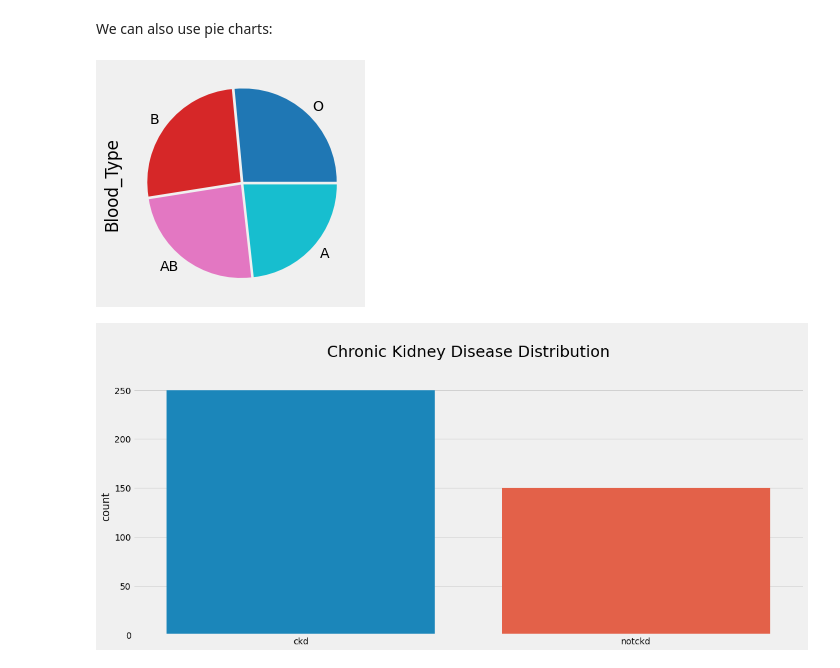
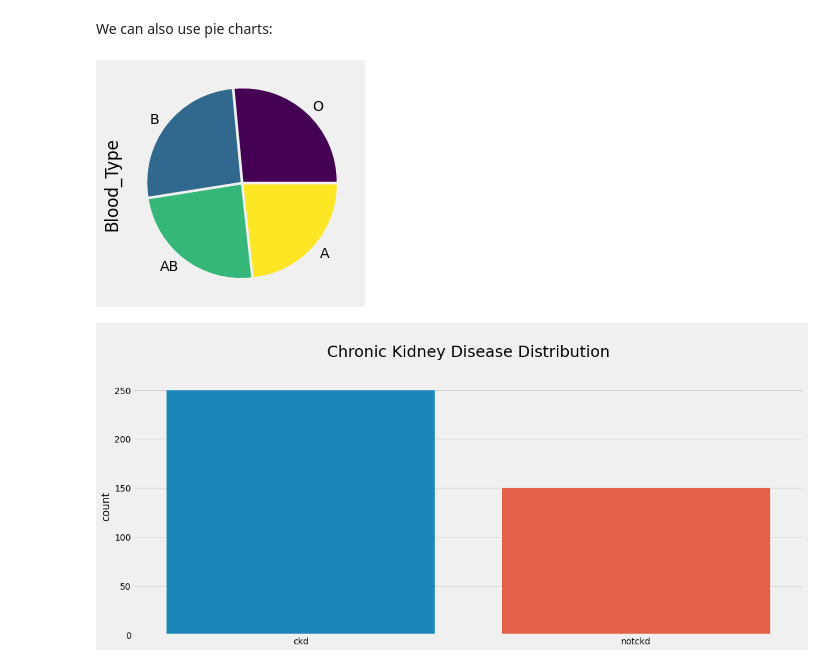
Before and after one commit to wassimchouchen/Data-Pre-Processing-and-basic-modeling, a Jupyter notebook: exploratory-data-analysis.ipynb, the cells around one changed output. Cells and saved outputs as stored; diff of their text form; code cells hidden in the pictures.

Commit message:
Kaggle Notebook | Exploratory data_analysis & Pre-processing | Version 12

```diff
--- a/exploratory-data-analysis.ipynb
+++ b/exploratory-data-analysis.ipynb
@@ -52,11 +52,6 @@ data.head() #To see the first five rows of the dataset
 # %% [markdown]
 We can see that there is an extra columns called "Unnamed: 0" that simply contains indices.
 We don't need it so we'll remove it.
-# %%
-data.drop("Unnamed: 0", axis=1, inplace=True)
-#axis=1 means it's a column not a row/line
-#inplace=True means "change the original dataframe"
-#inplace=False means "create a new dataframe without that column"
 # %% [markdown]
 The info() function gives you some general information about your data.
 **Numerical** features/columns are the ones whose data type (Dtype) is **"float"** or **"int"** .
@@ -438,13 +457,13 @@ We have more than 100 patients with blood type O and about 92 patients with bloo
 # %% [markdown]
 We can also use pie charts:
 # %%
-data["Blood_Type"].value_counts().plot(kind='pie', colormap="tab10", explode=[0.02]*4)
+data["Blood_Type"].value_counts().plot(kind='pie', colormap="viridis", explode=[0.02]*4)
 #Type "matplotlib colormaps" on google to find the available colormaps
 # The explode parameter separates the portions of the circle
 # 4 represents the number of categories here
 plt.show()
 # %% [output]
-[figure, old version]
+[figure, new version]
 # %%
 plt.figure(figsize=(17,7))
 sns.countplot(data=data, x="Chronic Kidney Disease")
```
Also changed, not shown: parts of 24 cells of this notebook.
